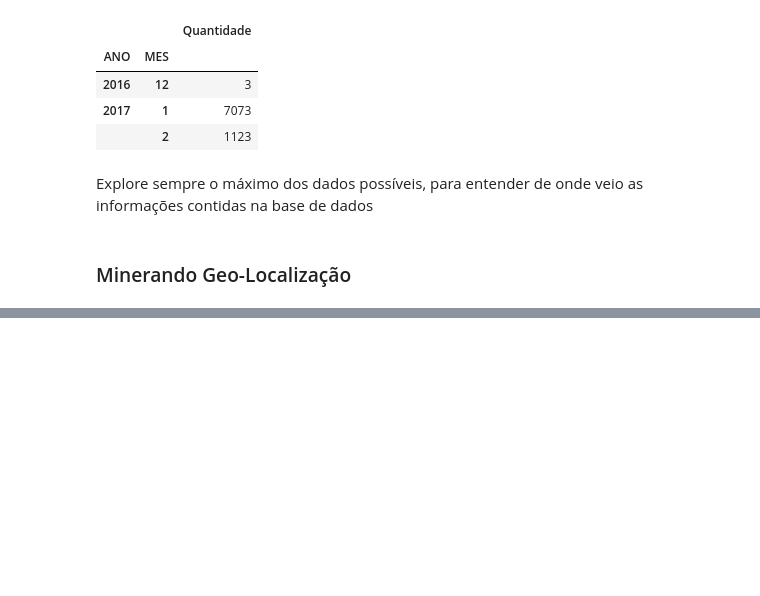
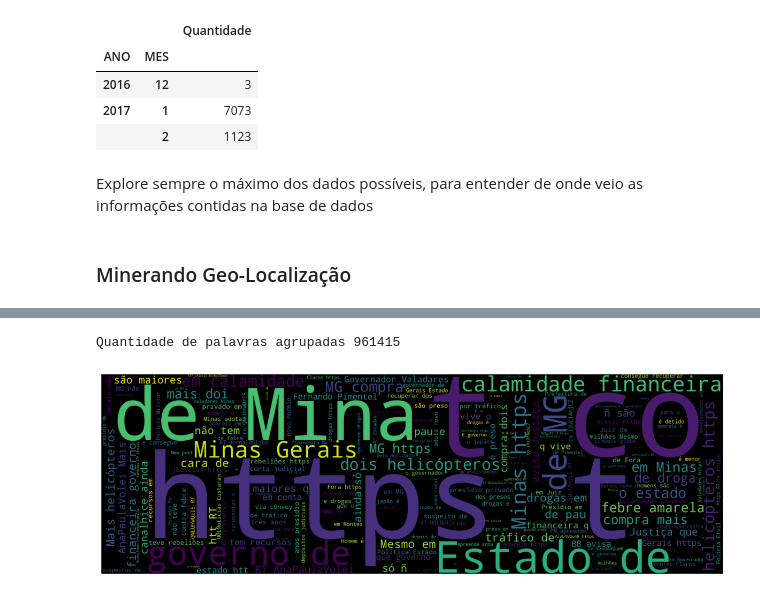
Before and after one commit to JansRodriguez/Analise_de_sentimento-mineracao_de_texto, a Jupyter notebook: AnaliseSentimento.ipynb, the cells around one changed output, grey strips where cells are left out. Drawn from its saved outputs; the diff is of its cells as text; code cells hidden in the pictures; blank space fills up the shorter version.

Commit message:
Construindo nuvem de palavras

```diff
--- a/AnaliseSentimento.ipynb
+++ b/AnaliseSentimento.ipynb
@@ -287 +287,10 @@ Requirement already satisfied: fonttools>=4.22.0 in c:\users\u11372\anaconda3\li
 Requirement already satisfied: six>=1.5 in c:\users\u11372\anaconda3\lib\site-packages (from python-dateutil>=2.7->matplotlib->wordcloud) (1.16.0)
+# %%
+#Espaço entre palavras
+concatenar = ' '
+
+#loop para buscar cada tweet
+    #Teste
+for loop in base_dados['Text'].head(15):
+
+    print(loop)
@@ -287,0 +315,27 @@ Requirement already satisfied: six>=1.5 in c:\users\u11372\anaconda3\lib\site-pa
+# %%
+#Espaço entre palavras
+concatenar = ''
+
+#Loop no texto
+for loop in base_dados['Text']:
+    for palavra in loop.split():
+        #Juntando as palavras
+        concatenar = concatenar + ' ' + palavra
+
+print(f'Quantidade de palavras agrupadas {len(concatenar)}')
+# %% [output]
+Quantidade de palavras agrupadas 961415
+# %%
+#Plot
+
+#Instanciando a WordCloud
+Nuvem_Palavras = WordCloud(width=2500, height=800).generate(concatenar)
+
+#Tamanho
+Figura, Eixo = plt.subplots(figsize=(15, 7))
+#Plot
+Eixo.imshow(Nuvem_Palavras, interpolation='bilinear')
+#Desativa os grids
+Eixo.set_axis_off()
+# %% [output]
+[figure, added]
```
Also changed, not shown: parts of 3 cells of this notebook.
